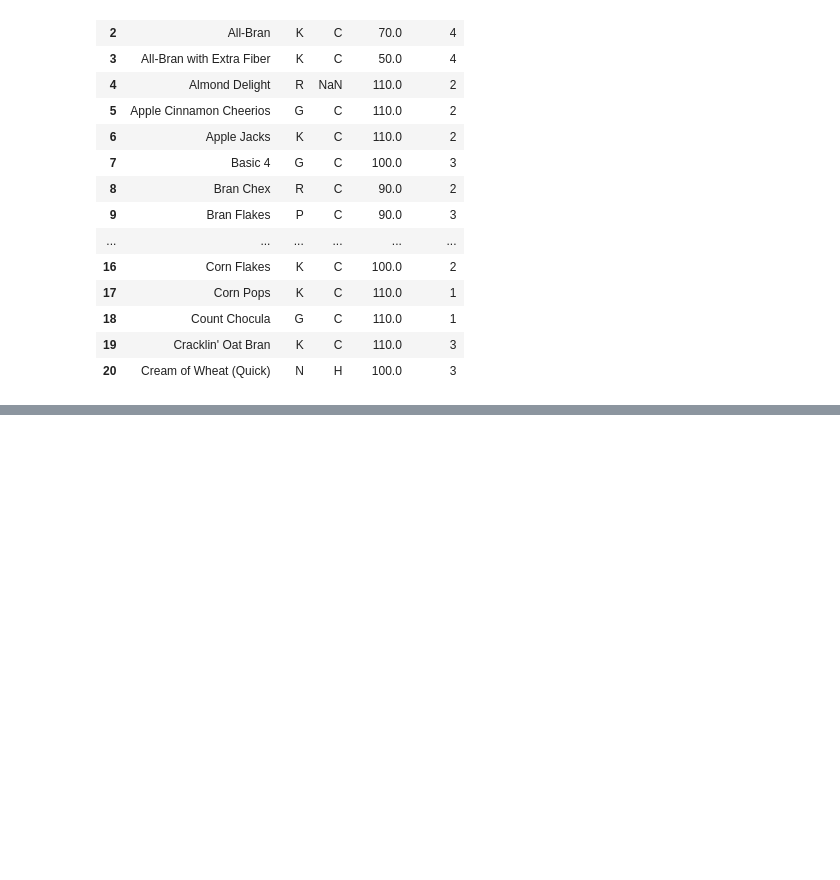
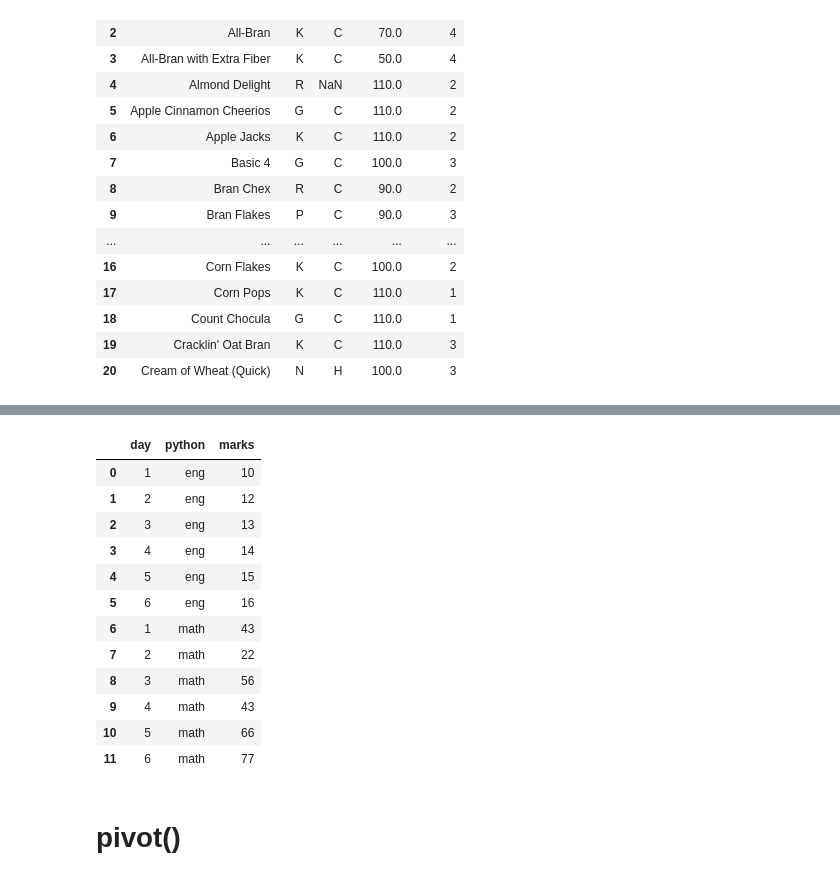
Before and after one commit to vinodsarwade/Pandas, a Jupyter notebook: Pandas.ipynb, the cells around one changed output, grey strips where cells are left out. Cells and saved outputs as stored; diff of their text form; code cells hidden in the pictures; blank space fills up the shorter version.

```diff
--- a/Pandas.ipynb
+++ b/Pandas.ipynb
@@ -965,0 +1238,19 @@ df.interpolate(limit_direction="both", limit= 2)  # fill data from both side.
+# %%
+#in above cell we can see all data is stored in variable column and value column. we can change this names also
+pd.melt(var, id_vars=["day"], var_name="python", value_name="marks")
+# %% [output]
+|  | day | python | marks |
+| 0 | 1 | eng | 10 |
+| 1 | 2 | eng | 12 |
+| 2 | 3 | eng | 13 |
+| 3 | 4 | eng | 14 |
+| 4 | 5 | eng | 15 |
+| 5 | 6 | eng | 16 |
+| 6 | 1 | math | 43 |
+| 7 | 2 | math | 22 |
+| 8 | 3 | math | 56 |
+| 9 | 4 | math | 43 |
+| 10 | 5 | math | 66 |
+| 11 | 6 | math | 77 |
+# %% [markdown]
+<h1>pivot()
```
Also changed, not shown: parts of 29 cells of this notebook, 6 other files.
